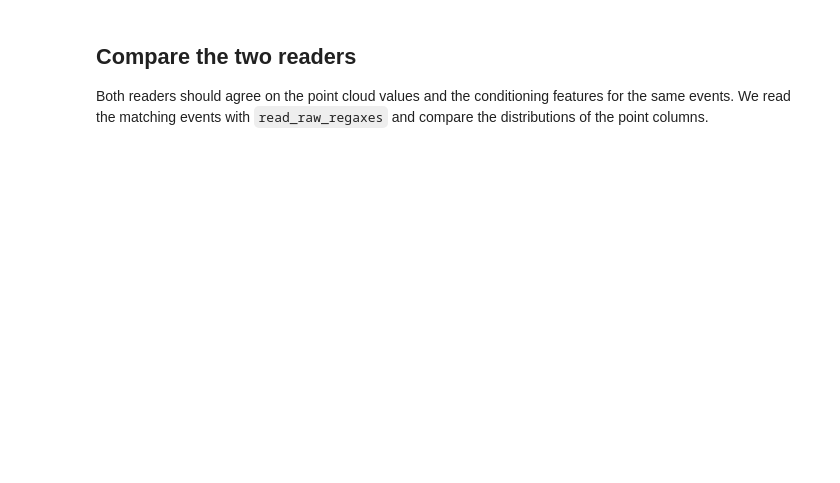
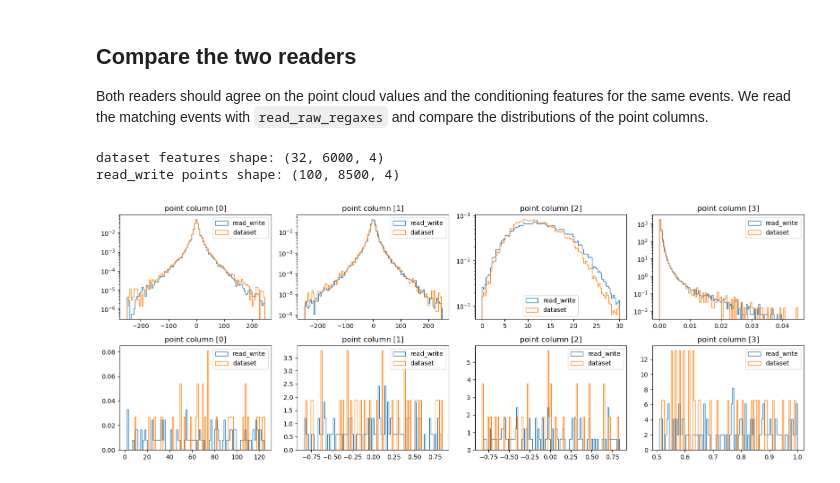
Before and after one commit to HenryDayHall/CaloCloudi, a Jupyter notebook: scripts/check_transforms.ipynb, the cells around one changed output. Drawn from its saved outputs; the diff is of its cells as text; code cells hidden in the pictures; blank space fills up the shorter version.

```diff
--- a/scripts/check_transforms.ipynb
+++ b/scripts/check_transforms.ipynb
@@ -194,30 +198,35 @@ for i, ax in enumerate(axes[0]):
     )
     ax.hist(
         ds_real[:, i].detach().cpu().numpy(),
         bins=100,
         histtype="step",
         density=True,
         label="dataset",
     )
     ax.set_title(f"point column [{i}]")
     ax.legend()
+    ax.semilogy()
 
 for i, ax in enumerate(axes[1]):
     ax.hist(
         cond_feats[:, i].detach().cpu().numpy(),
         bins=100,
         histtype="step",
         density=True,
         label="read_write",
     )
     ax.hist(
         ds_cond[:, i].detach().cpu().numpy(),
         bins=100,
         histtype="step",
         density=True,
         label="dataset",
     )
     ax.set_title(f"point column [{i}]")
     ax.legend()
 fig.tight_layout()
 plt.show()
+# %% [output]
+dataset features shape: (32, 6000, 4)
+read_write points shape: (100, 8500, 4)
+[figure, added]
```
Also changed, not shown: parts of 2 cells of this notebook, 10 other files.
